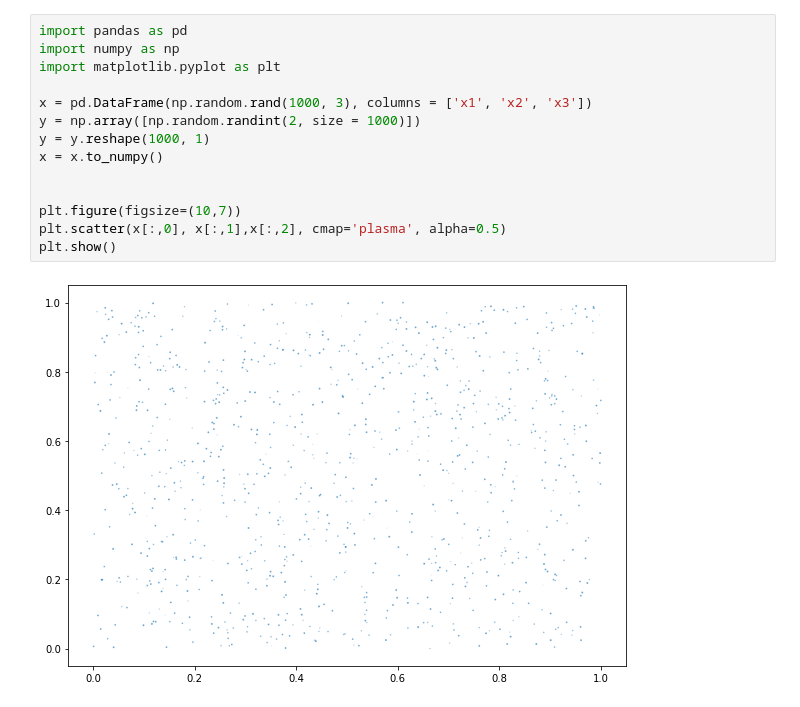
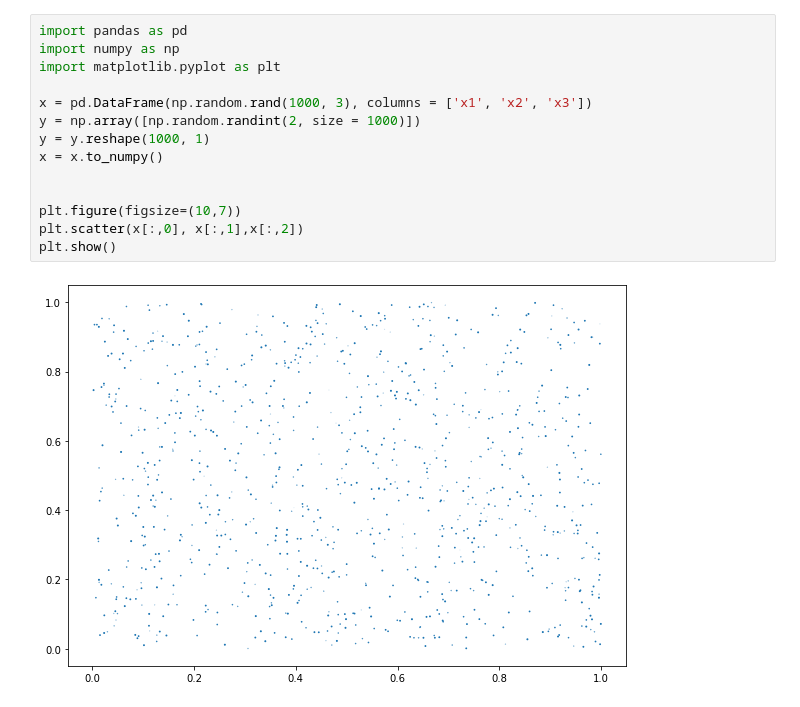
Before and after one commit to tan840/Learn, a Jupyter notebook: Assignment1_Tanvir_Ahmed_1530207.ipynb, the cells around one changed output. Saved outputs shown, nothing was run; the diff lists cells and outputs as text.

```diff
--- a/Assignment1_Tanvir_Ahmed_1530207.ipynb
+++ b/Assignment1_Tanvir_Ahmed_1530207.ipynb
@@ -1,19 +1,19 @@
 # %%
 import pandas as pd
 import numpy as np
 import matplotlib.pyplot as plt
 
 x = pd.DataFrame(np.random.rand(1000, 3), columns = ['x1', 'x2', 'x3'])
 y = np.array([np.random.randint(2, size = 1000)])
 y = y.reshape(1000, 1)
 x = x.to_numpy()
 
 
 plt.figure(figsize=(10,7))
-plt.scatter(x[:,0], x[:,1],x[:,2], cmap='plasma', alpha=0.5)
+plt.scatter(x[:,0], x[:,1],x[:,2])
 plt.show()
 # %% [output]
-[figure, old version]
+[figure, new version]
 # %%
 class Neural_Nets():
     def __init__(self, Lambda=0):
```
Also changed, not shown: parts of 16 cells of this notebook, 11 other files.
